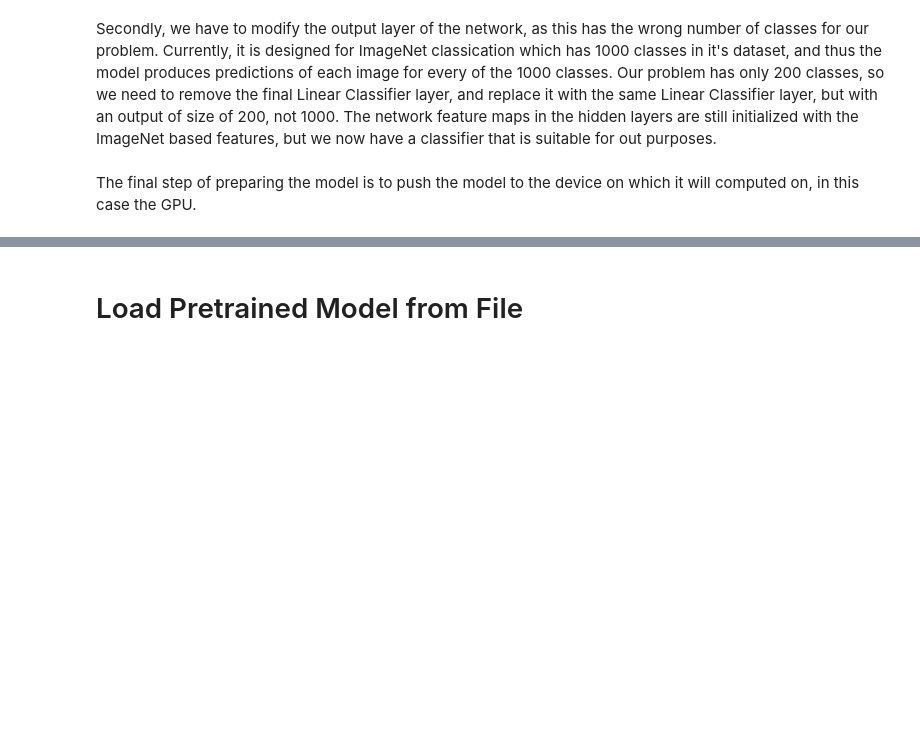
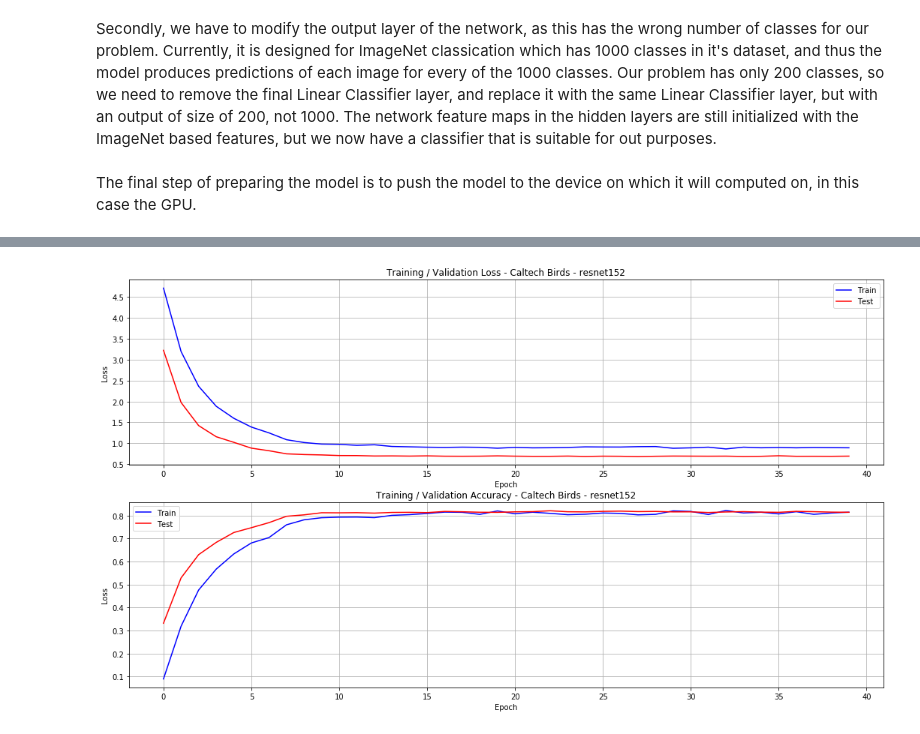
Before and after one commit to ecm200/caltech_birds, a Jupyter notebook: example_notebooks/002_Train_pytorch_resnet_Caltech_birds.ipynb, the cells around one changed output, grey strips where cells are left out. Saved outputs shown, nothing was run; the diff lists cells and outputs as text; code cells hidden in the pictures; blank space fills up the shorter version.

Commit message:
More example notebook updates
Updates to 002 and 003 (training and evaluation) notebooks.

```diff
--- a/example_notebooks/002_Train_pytorch_resnet_Caltech_birds.ipynb
+++ b/example_notebooks/002_Train_pytorch_resnet_Caltech_birds.ipynb
@@ -196,0 +227,4 @@ At the end of training process, we are passed back the epoch at which the model
+# %%
+# Load model training history
+model_history = '../models/classification/resnet152/model_history.pkl'
+history = unpickle(model_history)
@@ -197,3 +237,27 @@ At the end of training process, we are passed back the epoch at which the model
+# %%
+plt.figure(figsize=(18,10))
+
+plt.subplot(2,1,1)
+plt.plot(np.arange(0, np.max(history['epoch'])+1,1), history['train_loss'], 'b-', label='Train')
+plt.plot(np.arange(0, np.max(history['epoch'])+1,1), history['test_loss'], 'r-', label='Test')
+plt.grid(True)
+plt.xlabel('Epoch')
+plt.ylabel('Loss')
+plt.title('Training / Validation Loss - Caltech Birds - {}'.format(model_name))
+plt.legend()
+
+plt.subplot(2,1,2)
+plt.plot(np.arange(0, np.max(history['epoch'])+1,1), history['train_acc'], 'b-', label='Train')
+plt.plot(np.arange(0, np.max(history['epoch'])+1,1), history['test_acc'], 'r-', label='Test')
+plt.grid(True)
+plt.xlabel('Epoch')
+plt.ylabel('Loss')
+plt.title('Training / Validation Accuracy - Caltech Birds - {}'.format(model_name))
+plt.legend()
+
+plt.show()
+# %% [output]
+[figure, added]
 # %%
 save_model_full(model=model_ft, PATH='models/classification/caltech_birds_resnet152_full.pth')
 save_model_dict(model=model_ft, PATH='models/classification/caltech_birds_resnet152_dict.pth')
@@ -202,2 +263,0 @@ visualize_model(model=model_ft, class_names=class_names, device=device, dataload
-# %% [markdown]
-# Load Pretrained Model from File
```
Also changed, not shown: parts of 14 cells of this notebook, 2 other files.
